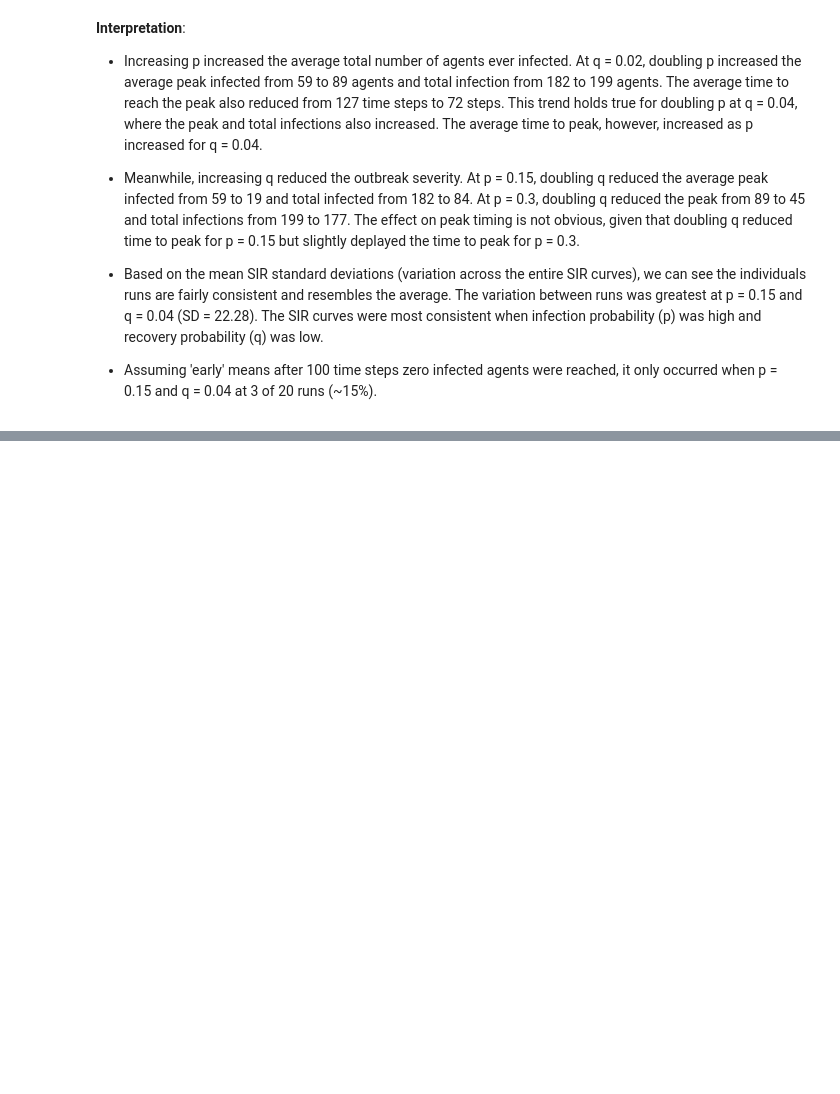
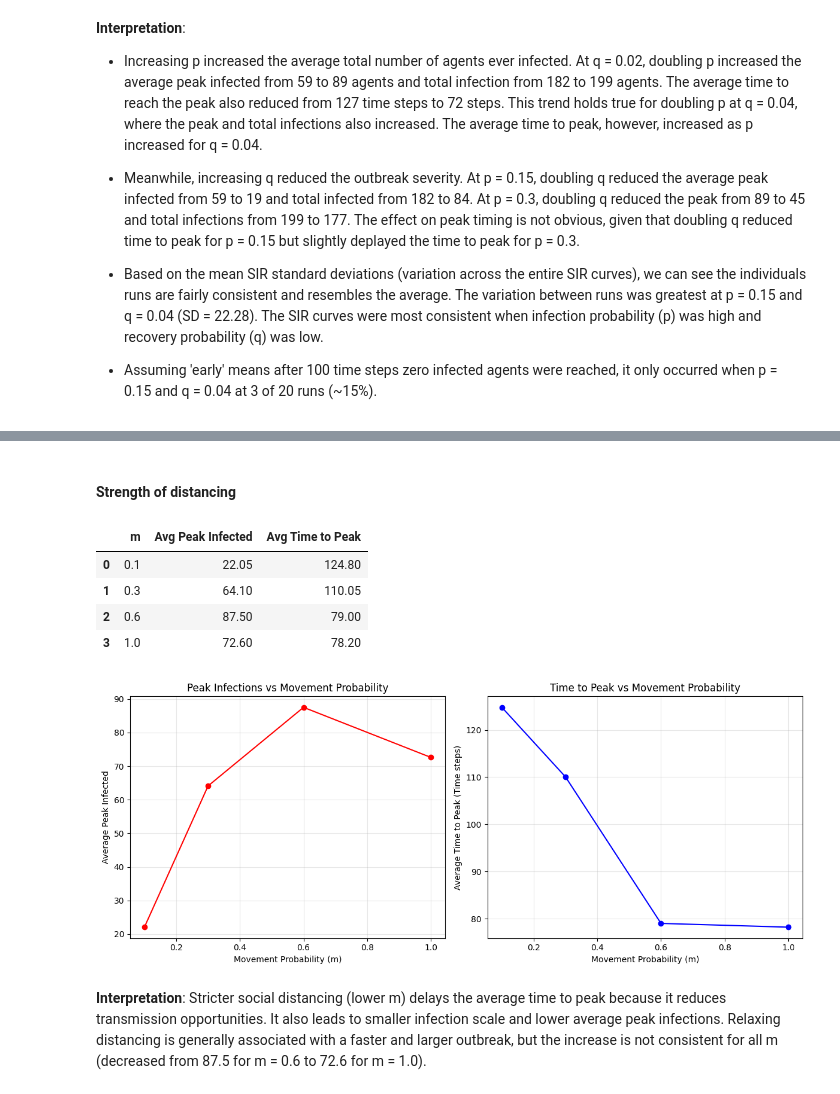
Before and after one commit to JIESIMIN/BMI500_Lecture7HW, a Jupyter notebook: Question2.ipynb, the cells around one changed output, grey strips where cells are left out. Cells and saved outputs as stored; diff of their text form; code cells hidden in the pictures; blank space fills up the shorter version.

```diff
--- a/Question2.ipynb
+++ b/Question2.ipynb
@@ -193,0 +312,14 @@ display(df_summary)
+# %%
+print(f"p = 0.3, q = 0.02: ")
+
+for measure, runs in results_distancing.items():
+
+    infected = runs[:, :, 1]
+
+    avg_peak = infected.max(axis=1).mean()
+    avg_peak_time = infected.argmax(axis=1).mean()
+    avg_total_infected = (runs[:, -1, 1] + runs[:, -1, 2]).mean()
+    print(f'\n{measure.capitalize()}:')
+    print(f'Average peak infections: {avg_peak:.2f}')
+    print(f'Average time to peak: {avg_peak_time:.2f}')
+    print(f'Average total ever infected: {avg_total_infected:.2f}')
@@ -193,0 +408,62 @@ display(df_summary)
+# %% [markdown]
+#### Strength of distancing
+# %%
+# Parameters
+n_steps = 300
+p = 0.3
+q = 0.02
+m_values = [0.1, 0.3, 0.6, 1.0]
+n_runs = 20
+
+results_m = []
+
+for m in m_values:
+
+    peaks = []
+    peak_times = []
+
+    for run in range(n_runs):
+        counts = simulate_distancing(p, q, 'reduced', m=m, seed=run)
+
+        infected = counts[:, 1]
+
+        peaks.append(infected.max())
+        peak_times.append(infected.argmax())
+
+    results_m.append({
+        'm': m,
+        'Avg Peak Infected': np.mean(peaks),
+        'Avg Time to Peak': np.mean(peak_times)
+    })
+
+df_m = pd.DataFrame(results_m)
+display(df_m)
+
+# Plot results
+fig, axes = plt.subplots(1, 2, figsize=(12, 5))
+
+# Average peak infected vs m
+axes[0].plot(df_m['m'], df_m['Avg Peak Infected'], 'o-', color='red')
+axes[0].set_xlabel('Movement Probability (m)')
+axes[0].set_ylabel('Average Peak Infected')
+axes[0].set_title('Peak Infections vs Movement Probability')
+axes[0].grid(alpha=0.3)
+
+# Average time to peak vs m
+axes[1].plot(df_m['m'], df_m['Avg Time to Peak'], 'o-', color='blue')
+axes[1].set_xlabel('Movement Probability (m)')
+axes[1].set_ylabel('Average Time to Peak (Time steps)')
+axes[1].set_title('Time to Peak vs Movement Probability')
+axes[1].grid(alpha=0.3)
+
+plt.tight_layout()
+plt.show()
+# %% [output]
+|  | m | Avg Peak Infected | Avg Time to Peak |
+| 0 | 0.1 | 22.05 | 124.80 |
+| 1 | 0.3 | 64.10 | 110.05 |
+| 2 | 0.6 | 87.50 | 79.00 |
+| 3 | 1.0 | 72.60 | 78.20 |
+[figure, added]
+# %% [markdown]
+**Interpretation**: Stricter social distancing (lower m) delays the average time to peak because it reduces transmission opportunities. It also leads to smaller infection scale and lower average peak infections. Relaxing distancing is generally associated with a faster and larger outbreak, but the increase is not consistent for all m (decreased from 87.5 for m = 0.6 to 72.6 for m = 1.0).
```
Also changed, not shown: parts of 12 cells of this notebook, 2 other files.
